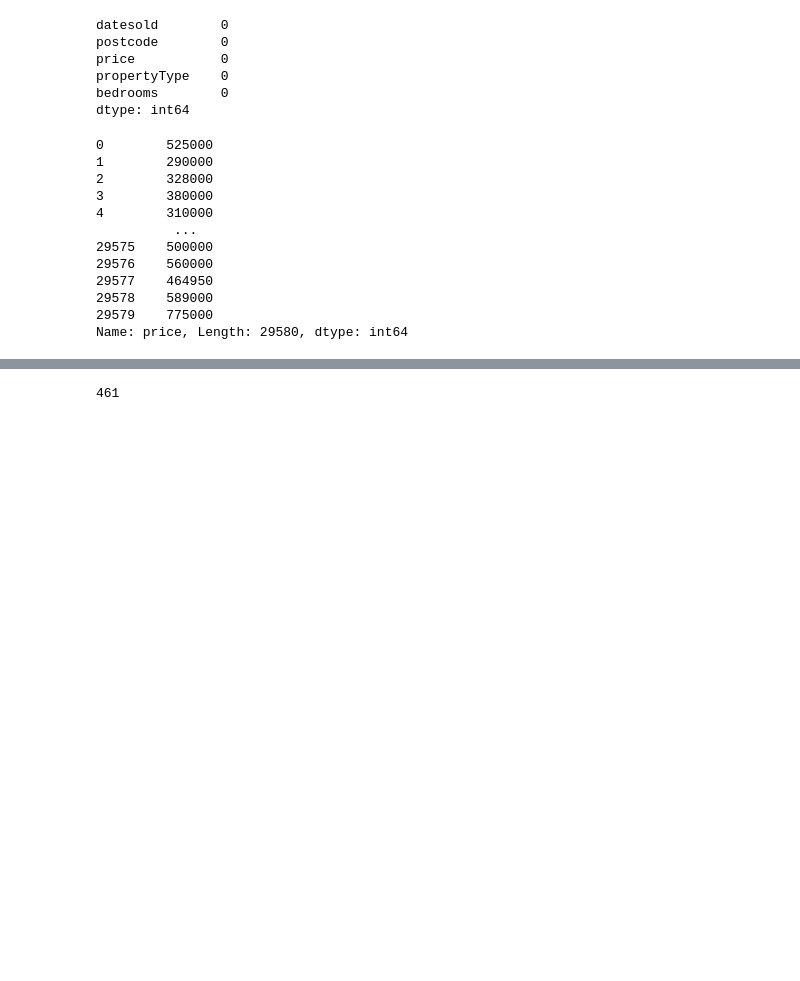
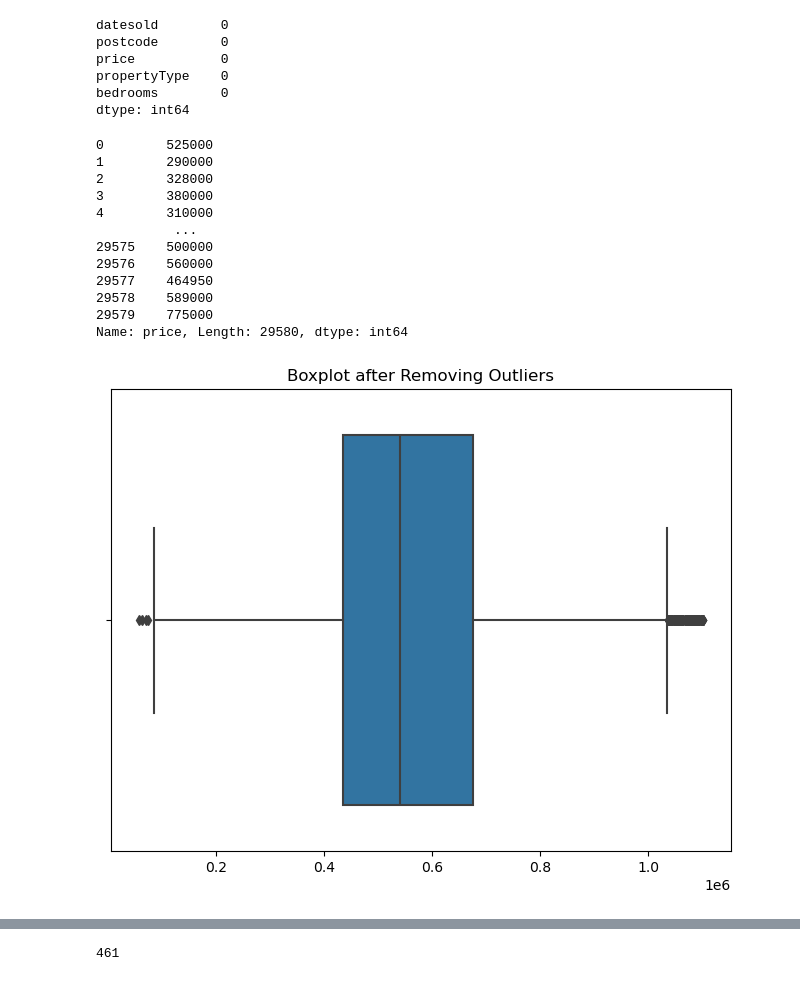
Before and after one commit to JoshMusira/Exploratory_data_analysis, a Jupyter notebook: Outliers.ipynb, the cells around one changed output, grey strips where cells are left out. Drawn from its saved outputs; the diff is of its cells as text; code cells hidden in the pictures; blank space fills up the shorter version.

Commit message:
feat: remove outliers

```diff
--- a/Outliers.ipynb
+++ b/Outliers.ipynb
@@ -68,3 +84,37 @@ def find_anomalies(data):
+# %%
+def remove_outliers_with_fences(data, k=1.5):
+    # Calculate quartiles using numpy
+    Q1 = np.percentile(data, 25)
+    Q3 = np.percentile(data, 75)
+
+    # Calculate interquartile range (IQR)
+    IQR = Q3 - Q1
+
+    # Calculate lower and upper fences
+    lower_fence = Q1 - k * IQR
+    upper_fence = Q3 + k * IQR
+
+    # Filter the data to remove outliers
+    filtered_data = [value for value in data if lower_fence <= value <= upper_fence]
+
+    return filtered_data
+# %%
+def remove_outliers_with_fences(data, k=1.5):
+    # Calculate quartiles
+    Q1 = statistics.quantiles(data, n=4)[0]
+    Q3 = statistics.quantiles(data, n=4)[2]
+
+    # Calculate interquartile range (IQR)
+    IQR = Q3 - Q1
+
+    # Calculate lower and upper fences
+    lower_fence = Q1 - k * IQR
+    upper_fence = Q3 + k * IQR
+
+    # Filter the data to remove outliers
+    filtered_data = [value for value in data if lower_fence <= value <= upper_fence]
+
+    return filtered_data
 # %%
 data.price
 # %% [output]
@@ -81,4 +131,11 @@ data.price
 29579    775000
 Name: price, Length: 29580, dtype: int64
 # %%
-list_1 = find_anomalies(data['price'])
+list_1 = remove_outliers_with_fences(data['price'])
+# Create a boxplot using seaborn
+plt.figure(figsize=(8, 6))
+sns.boxplot(x=list_1)
+plt.title('Boxplot after Removing Outliers')
+plt.show()
+# %% [output]
+[figure, added]
```
Also changed, not shown: parts of 4 cells of this notebook.
